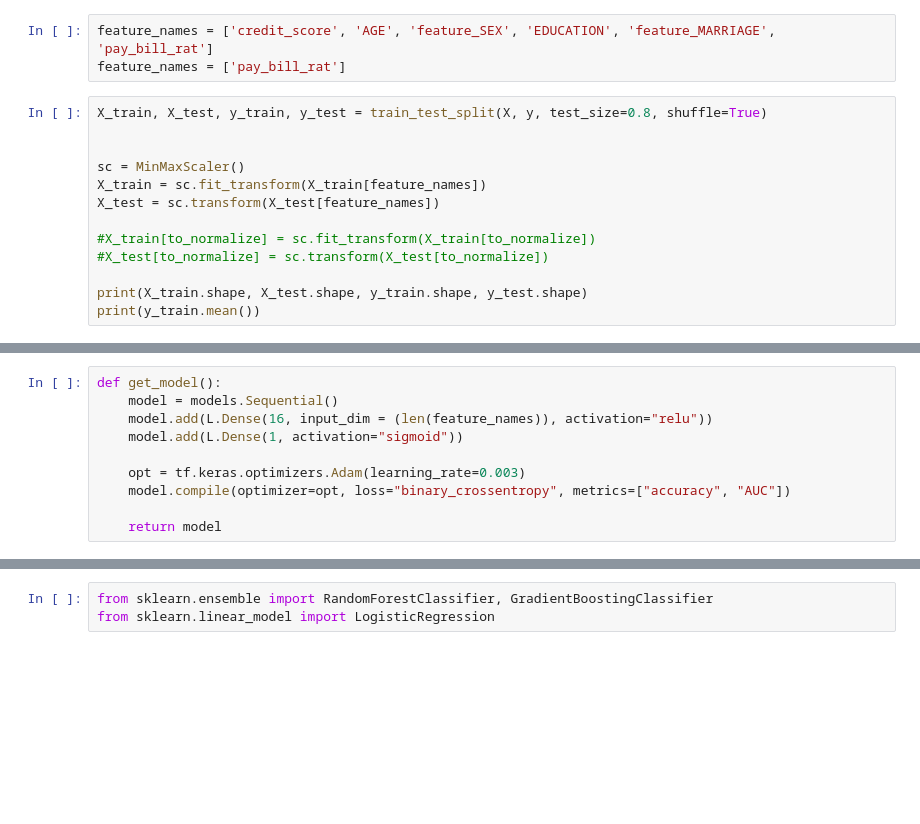
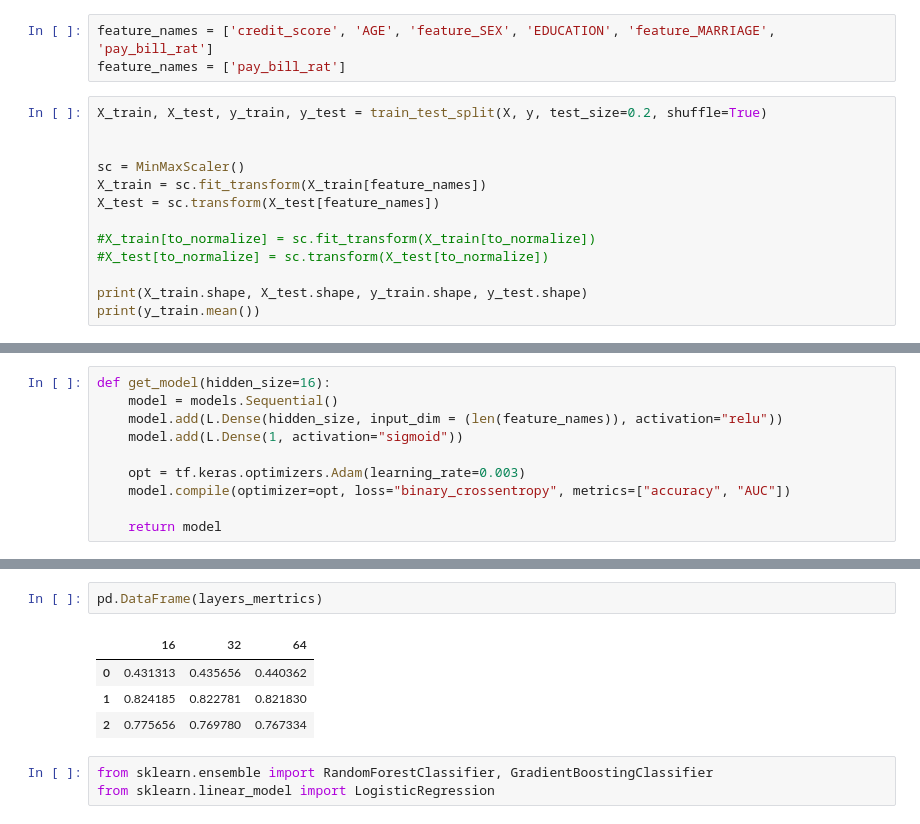
Before and after one commit to parmarsuraj99/MLPR, a Jupyter notebook: project_1/EDA.ipynb, the cells around one changed output, grey strips where cells are left out. Drawn from its saved outputs; the diff is of its cells as text; blank space fills up the shorter version.

```diff
--- a/project_1/EDA.ipynb
+++ b/project_1/EDA.ipynb
@@ -286,7 +297,7 @@ to_normalize = continuous_cols + descret_cols
 feature_names = ['credit_score', 'AGE', 'feature_SEX', 'EDUCATION', 'feature_MARRIAGE', 'pay_bill_rat']
 feature_names = ['pay_bill_rat']
 # %%
-X_train, X_test, y_train, y_test = train_test_split(X, y, test_size=0.8, shuffle=True)
+X_train, X_test, y_train, y_test = train_test_split(X, y, test_size=0.2, shuffle=True)
 
 
 sc = MinMaxScaler()
@@ -304,7 +315,7 @@ print(y_train.mean())
 # %%
-def get_model():
+def get_model(hidden_size=16):
     model = models.Sequential()
-    model.add(L.Dense(16, input_dim = (len(feature_names)), activation="relu"))
+    model.add(L.Dense(hidden_size, input_dim = (len(feature_names)), activation="relu"))
     model.add(L.Dense(1, activation="sigmoid"))
 
     opt = tf.keras.optimizers.Adam(learning_rate=0.003)
@@ -375,3 +393,10 @@ for train_idx, val_idx in folds.split(X_train, y_train):
+# %%
+pd.DataFrame(layers_mertrics)
+# %% [output]
+|  | 16 | 32 | 64 |
+| 0 | 0.431313 | 0.435656 | 0.440362 |
+| 1 | 0.824185 | 0.822781 | 0.821830 |
+| 2 | 0.775656 | 0.769780 | 0.767334 |
 # %%
 from sklearn.ensemble import RandomForestClassifier, GradientBoostingClassifier
 from sklearn.linear_model import LogisticRegression
```
Also changed, not shown: parts of 14 cells of this notebook, 3 other files.
